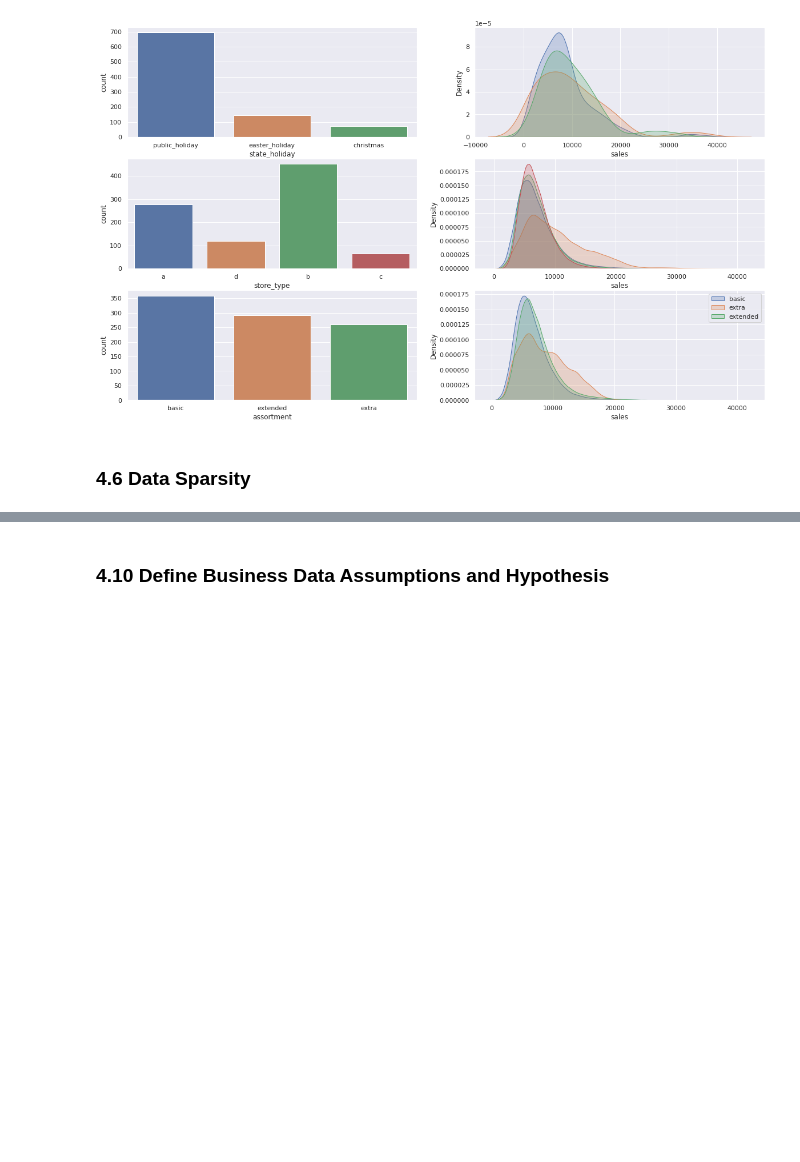
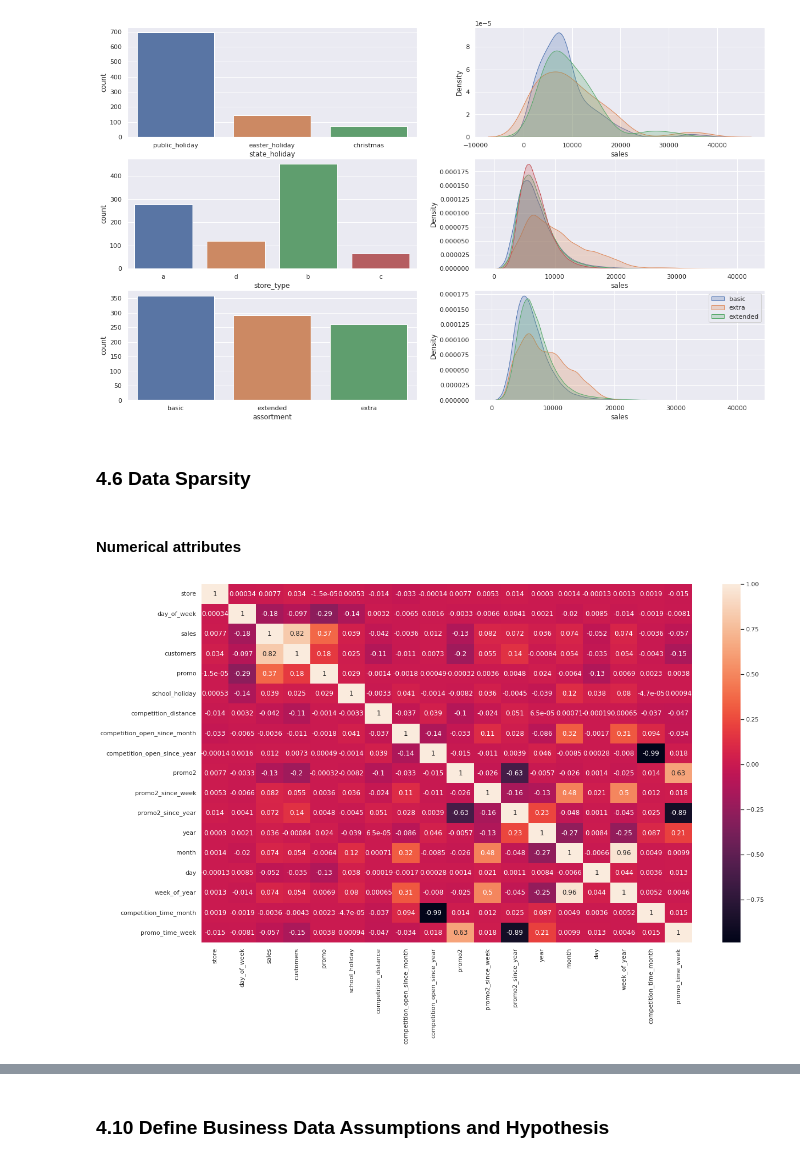
Before and after one commit to MikeMadeira/Rossmann-Store-Sales-Forecasting, a Jupyter notebook: notebooks/1.0-end-to-end-msm.ipynb, the cells around one changed output, grey strips where cells are left out. Drawn from its saved outputs; the diff is of its cells as text; code cells hidden in the pictures; blank space fills up the shorter version.

```diff
--- a/notebooks/1.0-end-to-end-msm.ipynb
+++ b/notebooks/1.0-end-to-end-msm.ipynb
@@ -877,3 +894,9 @@ plt.legend()
 [figure]
 # %% [markdown]
 ### 4.6 Data Sparsity
+# %% [markdown]
+#### Numerical attributes
+# %%
+sns.heatmap(num_attr_df.corr(method='pearson'),annot=True);
+# %% [output]
+[figure, added]
```
Also changed, not shown: parts of 35 cells of this notebook.
